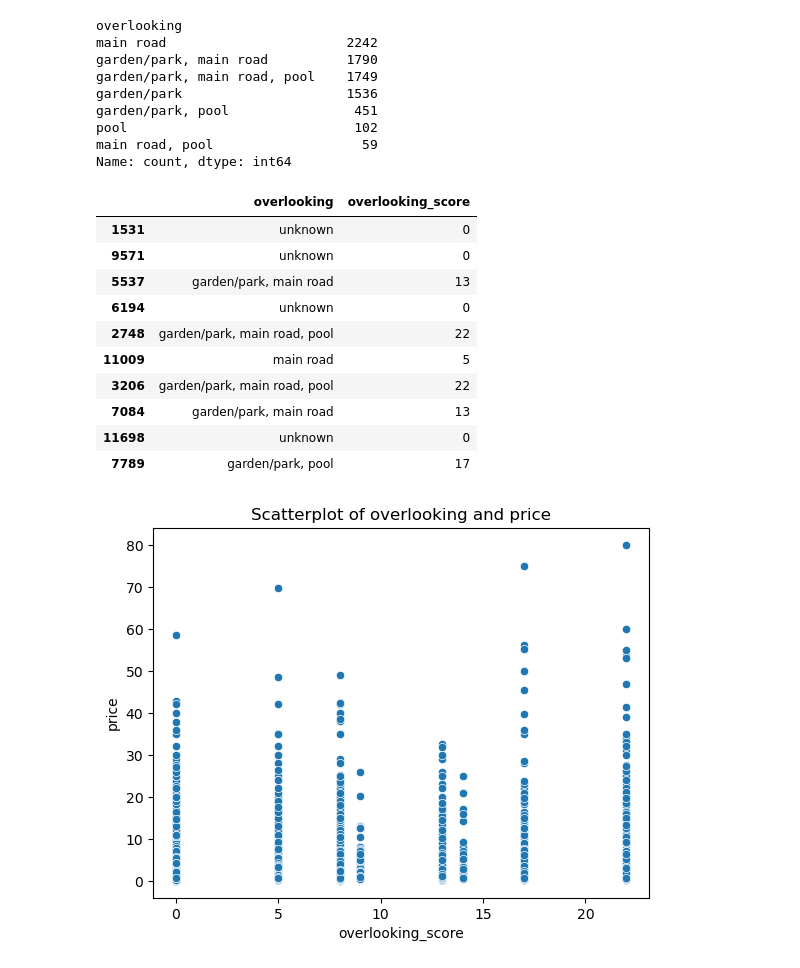
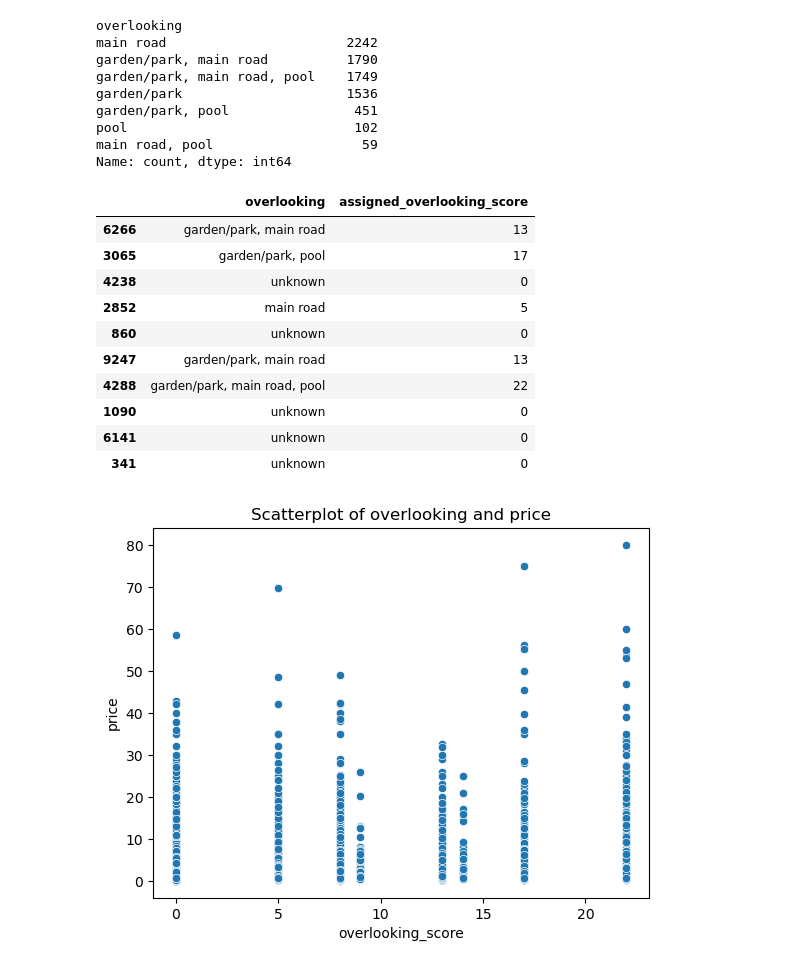
Before and after one commit to Buzz1993/magicbricks-property-analysis-and-price-prediction, a Jupyter notebook: notebooks/magicbricks/mg_eda_multivariate_analysis.ipynb, the cells around one changed output. Cells and saved outputs as stored; diff of their text form; code cells hidden in the pictures.

```diff
--- a/notebooks/magicbricks/mg_eda_multivariate_analysis.ipynb
+++ b/notebooks/magicbricks/mg_eda_multivariate_analysis.ipynb
@@ -535,21 +622,21 @@ def calculate_combination_score(overlooking_combination):
     return round(total_weight, 2)
 
 # Apply the function to the dataframe
-df["overlooking_score"] = df["overlooking"].apply(calculate_combination_score)
+df["assigned_overlooking_score"] = df["overlooking"].apply(calculate_combination_score)
 # %%
-df[['overlooking',"overlooking_score"]].sample(10)
+df[['overlooking',"assigned_overlooking_score"]].sample(10)
 # %% [output]
-|  | overlooking | overlooking_score |
-| 1531 | unknown | 0 |
-| 9571 | unknown | 0 |
-| 5537 | garden/park, main road | 13 |
-| 6194 | unknown | 0 |
-| 2748 | garden/park, main road, pool | 22 |
-| 11009 | main road | 5 |
-| 3206 | garden/park, main road, pool | 22 |
-| 7084 | garden/park, main road | 13 |
-| 11698 | unknown | 0 |
-| 7789 | garden/park, pool | 17 |
+|  | overlooking | assigned_overlooking_score |
+| 6266 | garden/park, main road | 13 |
+| 3065 | garden/park, pool | 17 |
+| 4238 | unknown | 0 |
+| 2852 | main road | 5 |
+| 860 | unknown | 0 |
+| 9247 | garden/park, main road | 13 |
+| 4288 | garden/park, main road, pool | 22 |
+| 1090 | unknown | 0 |
+| 6141 | unknown | 0 |
+| 341 | unknown | 0 |
 # %%
 # Filter data for 'mumbai'
 #filtered_df = df[df['addressregion'] == 'thane']
```
Also changed, not shown: parts of 47 cells of this notebook, 3 other files.
